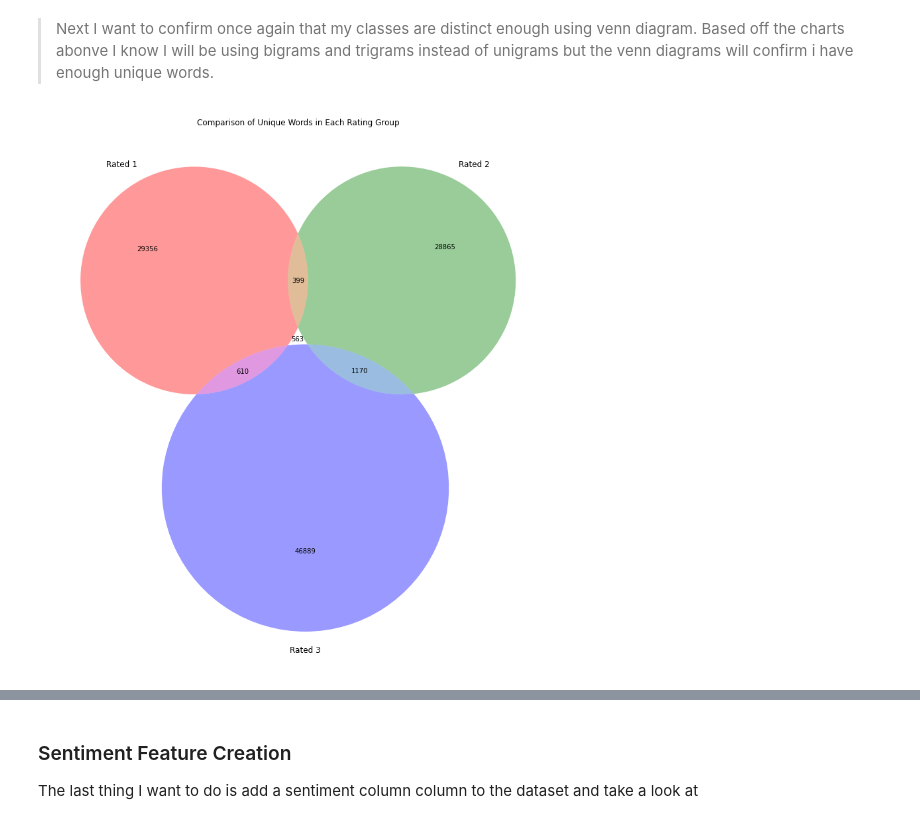
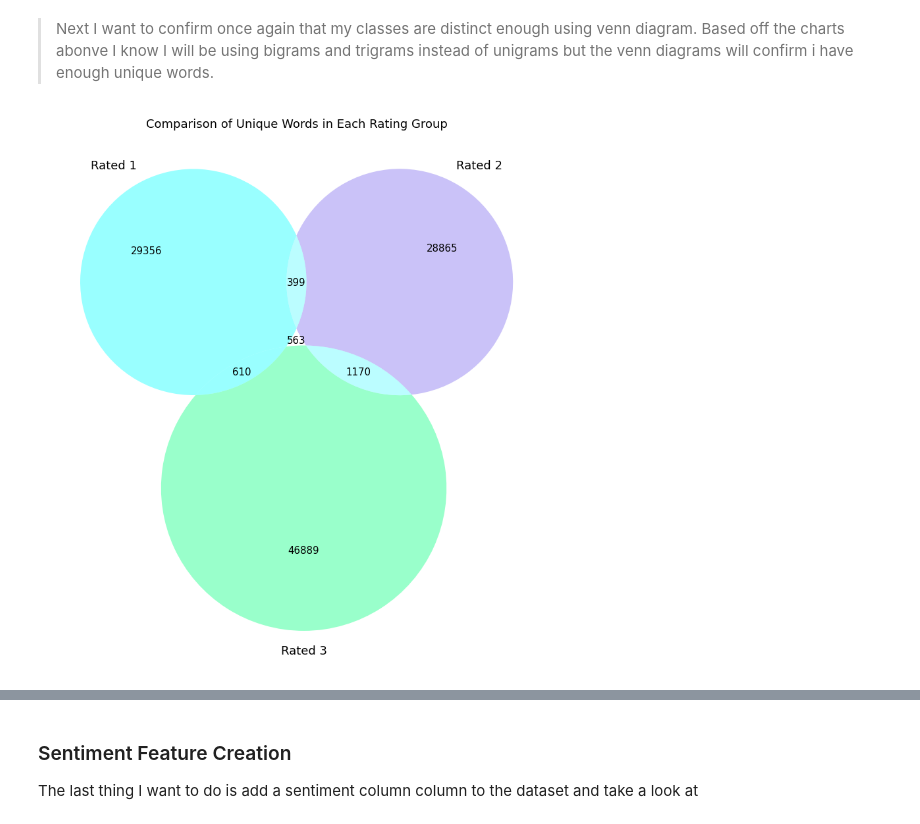
Before and after one commit to DataOnATangent/Glassdoor_NLP, a Jupyter notebook: preprocessing_eda/preprocessing2_eda_text.ipynb, the cells around one changed output, grey strips where cells are left out. Drawn from its saved outputs; the diff is of its cells as text; code cells hidden in the pictures.

```diff
--- a/preprocessing_eda/preprocessing2_eda_text.ipynb
+++ b/preprocessing_eda/preprocessing2_eda_text.ipynb
@@ -435,12 +435,12 @@ for data_class in class_wocab:
 # %%
 #Plots a Venndiagram of the First three rating groups
 plt.figure(figsize=(15,15), facecolor='w')
-venn3([set(rat_1), set(rat_2), set(rat_3)], set_labels = ('Rated 1', 'Rated 2', 'Rated 3'))
+venn3([set(rat_1), set(rat_2), set(rat_3)], set_labels = ('Rated 1', 'Rated 2', 'Rated 3'), set_colors=('cyan', 'mediumslateblue', 'springgreen'))
 plt.title('Comparison of Unique Words in Each Rating Group')
 # plt.savefig('../images/venn.png')
 plt.show()
 # %% [output]
-[figure, old version]
+[figure, new version]
 # %%
 #Plots a Venn diagram of the last three rating groups
 plt.figure(figsize=(15,15), facecolor='w')
```
Also changed, not shown: parts of 16 cells of this notebook, 20 other files.
